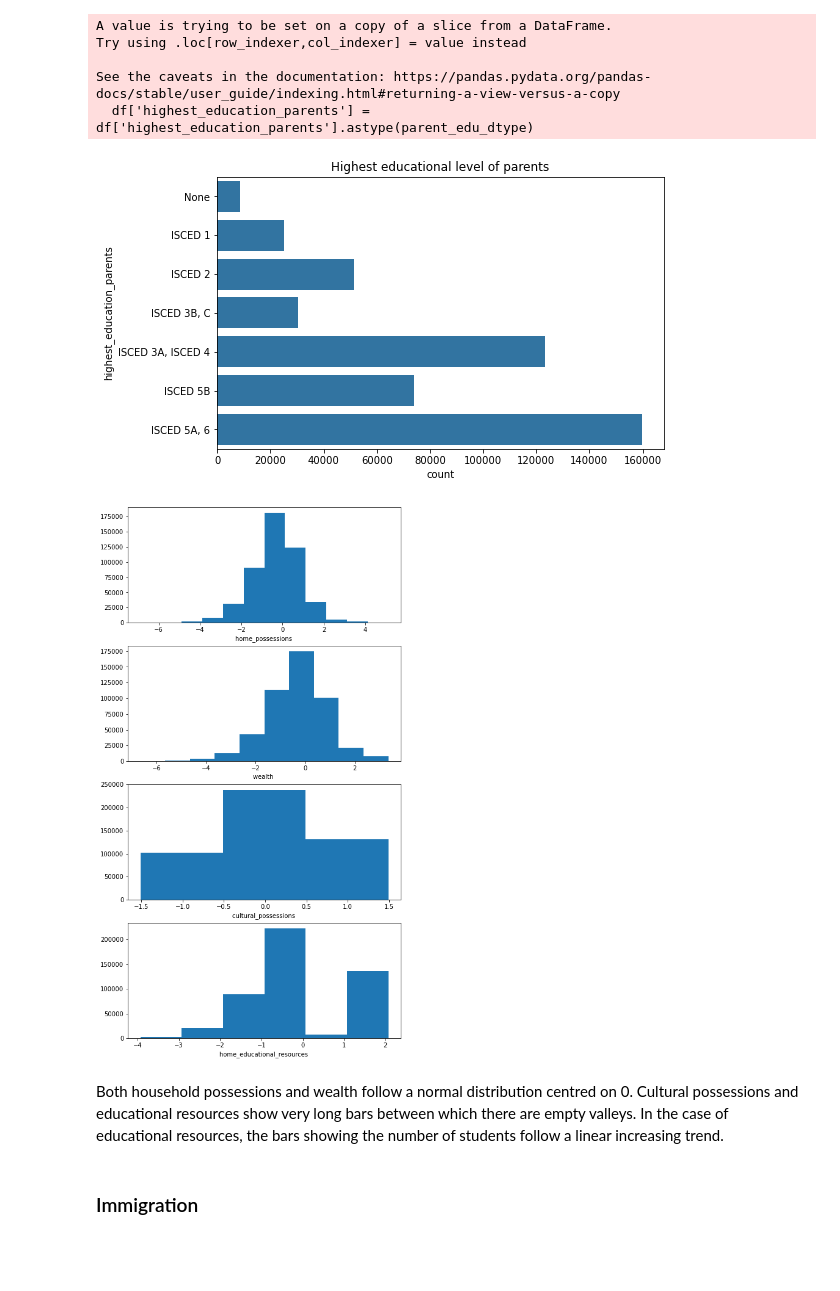
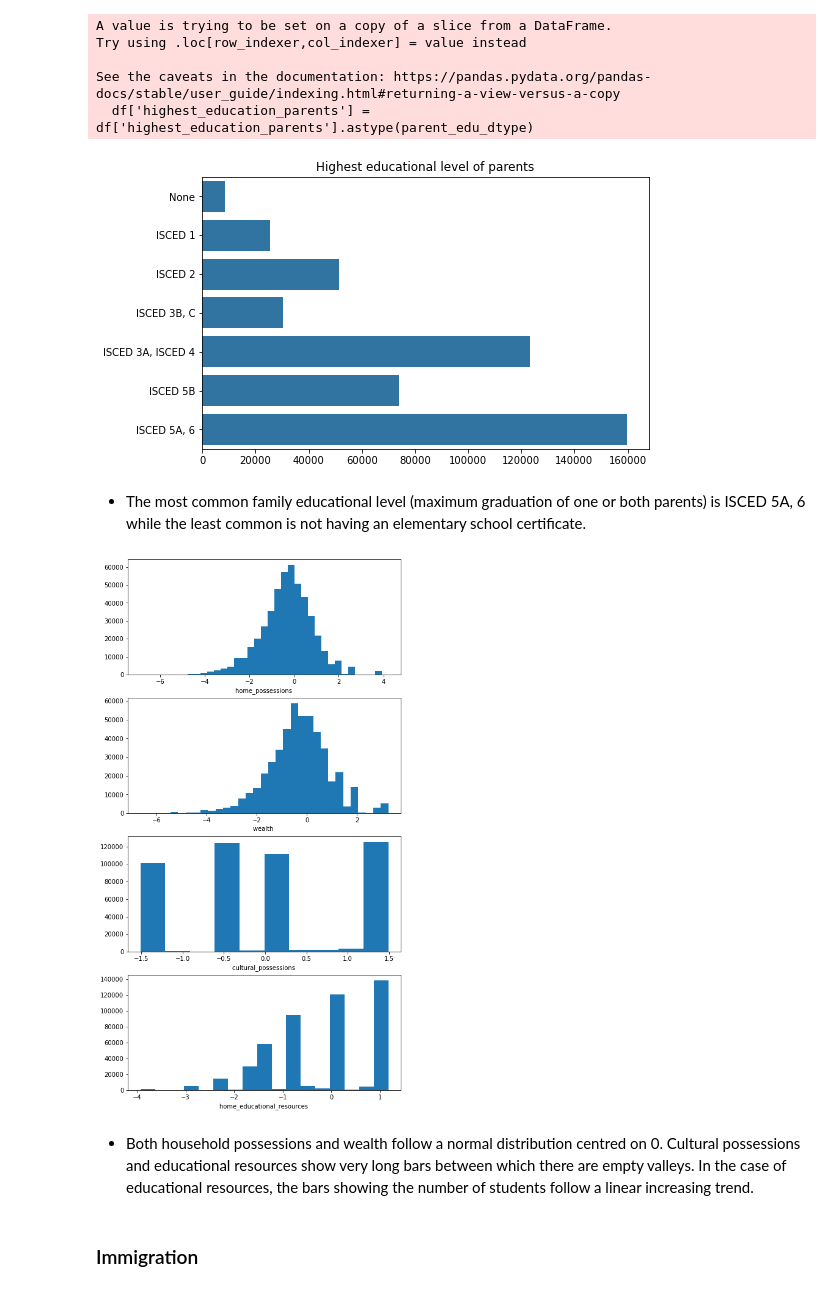
Before and after one commit to rubenvf/Comunicate-PISA-Findings, a Jupyter notebook: pisa_exploration.ipynb, the cells around one changed output. Cells and saved outputs as stored; diff of their text form; code cells hidden in the pictures; blank space fills up the shorter version.

```diff
--- a/pisa_exploration.ipynb
+++ b/pisa_exploration.ipynb
@@ -180,7 +182,7 @@ There is a long tail distribution to the left, so it's convenient to plot the x-
 # %%
 # re-plot the distribution of time studying on a log scale
 fig, ax = plt.subplots(nrows=4, figsize = [8,16])
-log_bin_size = 0.08
+log_bin_size = 0.05
 variables = ['language_learning_time', 'math_learning_time', 'science_learning_time', 'total_learning_time']
 for i in range(len(variables)):
     var = variables[i]
@@ -273,26 +275,28 @@ See the caveats in the documentation: https://pandas.pydata.org/pandas-docs/stab
 #Highest educational level of parents
 plt.figure(figsize=[8, 5])
 base_color = sb.color_palette()[0]
-sb.countplot(data = df, y = 'highest_education_parents', color = base_color)
+sb.countplot(data = df, y = 'highest_education_parents', color = base_color).set(xlabel = None, ylabel = None)
 plt.title('Highest educational level of parents');
 # %% [output]
-[figure, old version]
+[figure, new version]
+# %% [markdown]
+- The most common family educational level (maximum graduation of one or both parents) is ISCED 5A, 6 while the least common is not having an elementary school certificate.
 # %%
 # re-plot the distribution of possessions.
 fig, ax = plt.subplots(nrows=4, figsize = [8,16])
-bin_size = 1
+bin_size = 0.3
 variables = ['home_possessions', 'wealth', 'cultural_possessions', 'home_educational_resources']
 for i in range(len(variables)):
     var = variables[i]
     bins = np.arange(np.nanmin(df[var]), np.nanmax(df[var])+bin_size, bin_size)
     ax[i].hist(data = df, x = var, bins = bins)
     ax[i].set_xlabel('{} '.format(var))
 
 plt.show()
 # %% [output]
-[figure, old version]
+[figure, new version]
 # %% [markdown]
-Both household possessions and wealth follow a normal distribution centred on 0. Cultural possessions and educational resources show very long bars between which there are empty valleys. In the case of educational resources, the bars showing the number of students follow a linear increasing trend.
+- Both household possessions and wealth follow a normal distribution centred on 0. Cultural possessions and educational resources show very long bars between which there are empty valleys. In the case of educational resources, the bars showing the number of students follow a linear increasing trend.
 # %% [markdown]
 ### Immigration
 # %%
```
Also changed, not shown: parts of 54 cells of this notebook.
